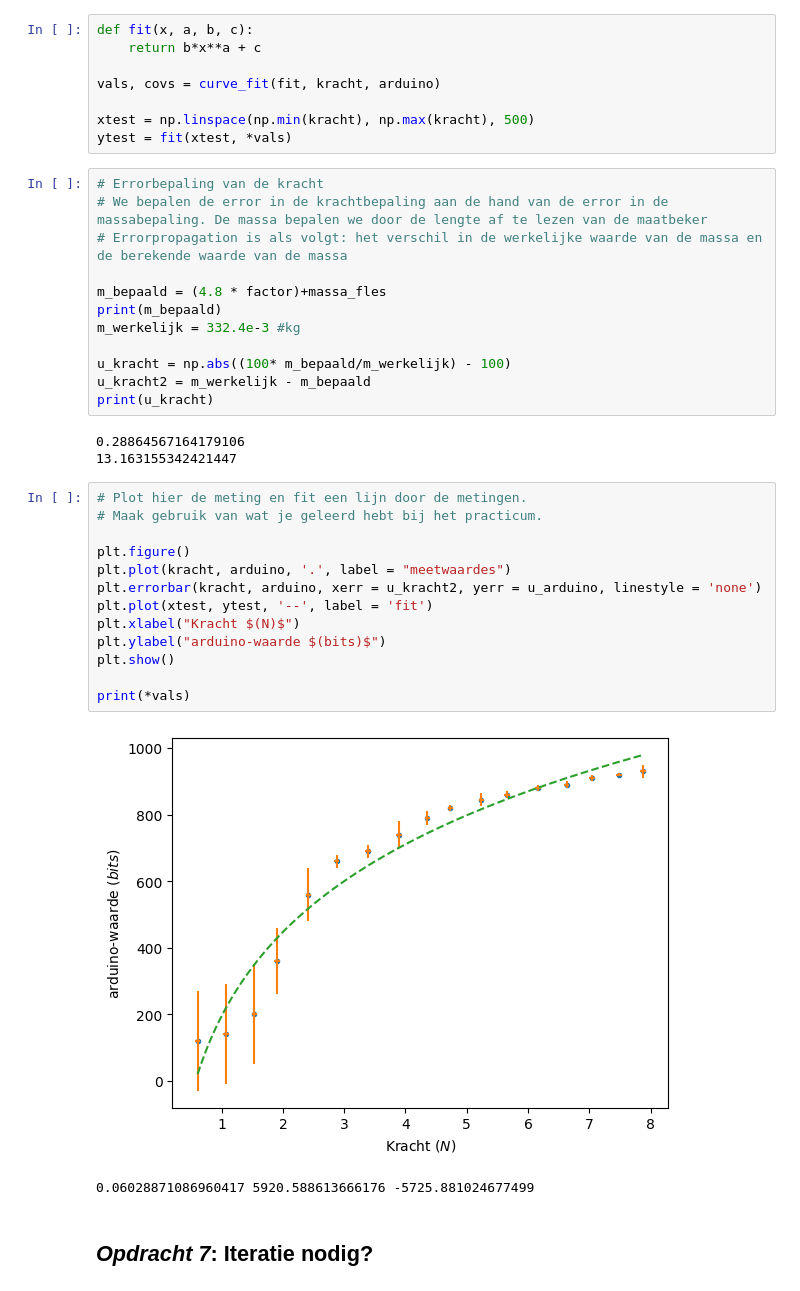
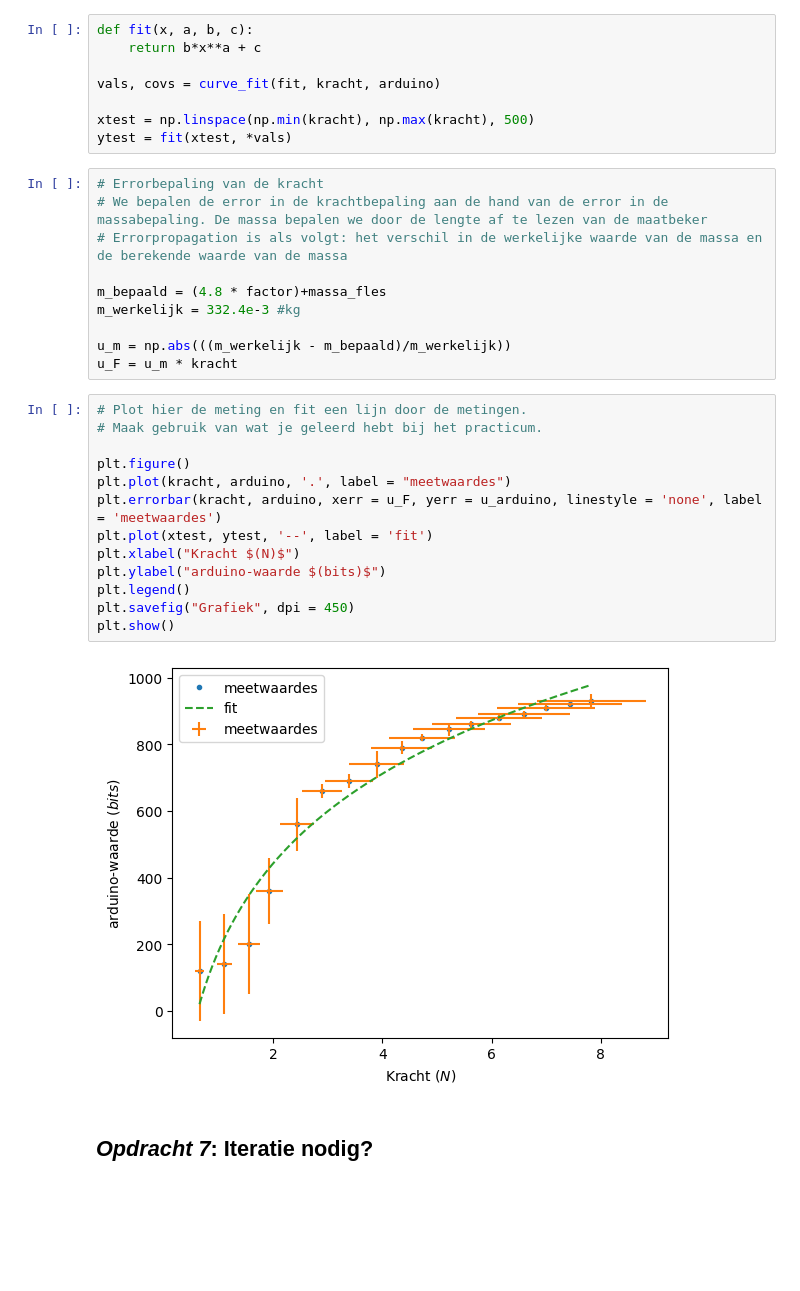
Before and after one commit to cs50202/opdrachten-DEF-D-, a Jupyter notebook: FysiekeOntwerpopdrachten/1KalibreerEenSensorDigitaalAnaloog/DEFOntwerpopdracht1KalibreerEenSensorInvulTemplate.ipynb, the cells around one changed output. Cells and saved outputs as stored; diff of their text form; blank space fills up the shorter version.

```diff
--- a/FysiekeOntwerpopdrachten/1KalibreerEenSensorDigitaalAnaloog/DEFOntwerpopdracht1KalibreerEenSensorInvulTemplate.ipynb
+++ b/FysiekeOntwerpopdrachten/1KalibreerEenSensorDigitaalAnaloog/DEFOntwerpopdracht1KalibreerEenSensorInvulTemplate.ipynb
@@ -102,30 +110,24 @@ ytest = fit(xtest, *vals)
 # Errorpropagation is als volgt: het verschil in de werkelijke waarde van de massa en de berekende waarde van de massa
 
 m_bepaald = (4.8 * factor)+massa_fles
-print(m_bepaald)
 m_werkelijk = 332.4e-3 #kg
 
-u_kracht = np.abs((100* m_bepaald/m_werkelijk) - 100)
-u_kracht2 = m_werkelijk - m_bepaald
-print(u_kracht)
+u_m = np.abs(((m_werkelijk - m_bepaald)/m_werkelijk))
+u_F = u_m * kracht
-# %% [output]
-0.28864567164179106
-13.163155342421447
 # %%
 # Plot hier de meting en fit een lijn door de metingen.
 # Maak gebruik van wat je geleerd hebt bij het practicum.
 
 plt.figure()
 plt.plot(kracht, arduino, '.', label = "meetwaardes")
-plt.errorbar(kracht, arduino, xerr = u_kracht2, yerr = u_arduino, linestyle = 'none')
+plt.errorbar(kracht, arduino, xerr = u_F, yerr = u_arduino, linestyle = 'none', label = 'meetwaardes')
 plt.plot(xtest, ytest, '--', label = 'fit')
 plt.xlabel("Kracht $(N)$")
 plt.ylabel("arduino-waarde $(bits)$")
+plt.legend()
+plt.savefig("Grafiek", dpi = 450)
 plt.show()
-
-print(*vals)
 # %% [output]
-[figure, old version]
+[figure, new version]
-0.06028871086960417 5920.588613666176 -5725.881024677499
 # %% [markdown]
 ## *Opdracht 7*: Iteratie nodig?
```
Also changed, not shown: parts of 26 cells of this notebook, 4 other files.
